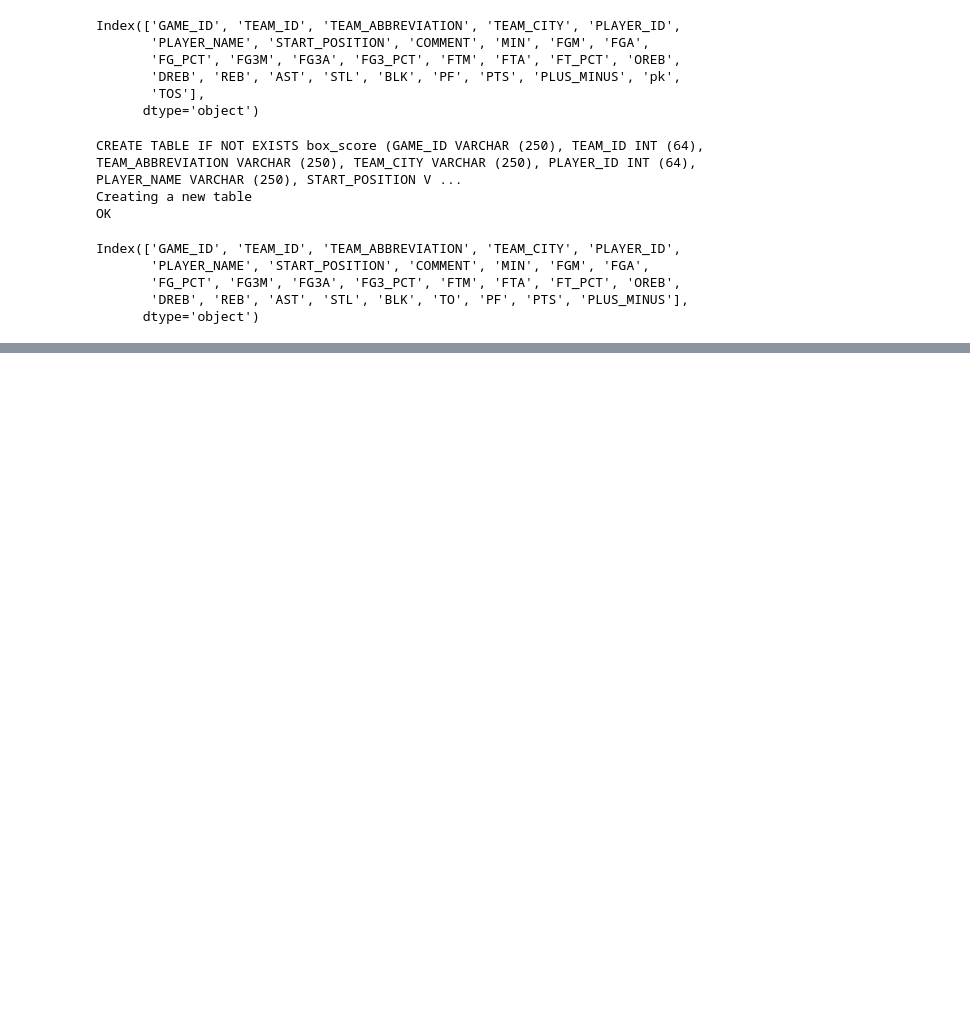
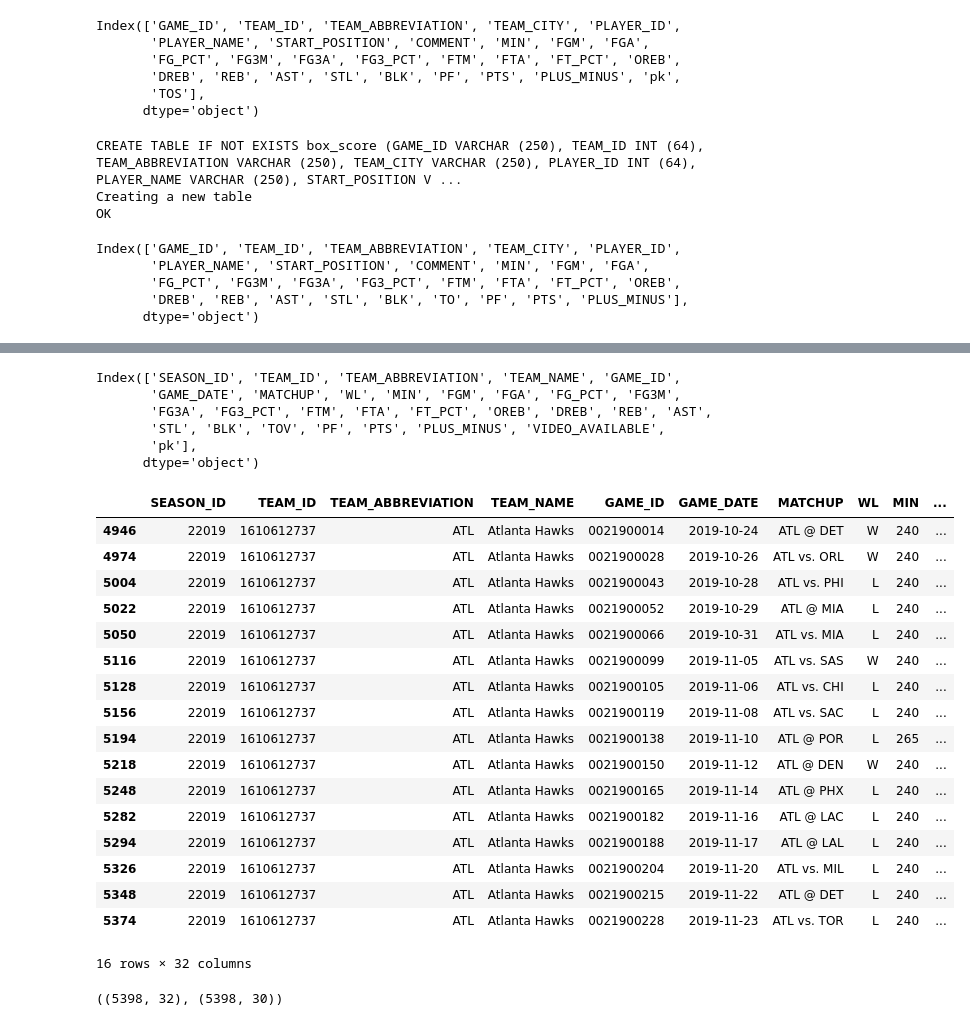
Before and after one commit to jcTTP3/nba_score_prediction, a Jupyter notebook: nba_db.ipynb, the cells around one changed output, grey strips where cells are left out. Saved outputs shown, nothing was run; the diff lists cells and outputs as text; code cells hidden in the pictures; blank space fills up the shorter version.

Commit message:
cleaned up a bit

```diff
--- a/nba_db.ipynb
+++ b/nba_db.ipynb
@@ -134,2 +122,0 @@ cnx.commit()
-# %%
-df['DK_PTS'] = box_clean['pts'] + box_clean['3PM']
@@ -337,0 +256,9 @@ frame = pd.concat(dfs)
+# %%
+stmt = """SELECT * FROM nba.game_logs"""
+cursor.execute(stmt)
+game_logs = cursor.fetchall()
+# %%
+field_names = [i[0] for i in cursor.description]
+print(field_names)
+print (len(field_names))
+game_logs_df = pd.DataFrame(game_logs, columns=field_names)
@@ -337,0 +291,39 @@ frame = pd.concat(dfs)
+# %%
+game_logs_df.columns
+# %% [output]
+Index(['SEASON_ID', 'TEAM_ID', 'TEAM_ABBREVIATION', 'TEAM_NAME', 'GAME_ID',
+       'GAME_DATE', 'MATCHUP', 'WL', 'MIN', 'FGM', 'FGA', 'FG_PCT', 'FG3M',
+       'FG3A', 'FG3_PCT', 'FTM', 'FTA', 'FT_PCT', 'OREB', 'DREB', 'REB', 'AST',
+       'STL', 'BLK', 'TOV', 'PF', 'PTS', 'PLUS_MINUS', 'VIDEO_AVAILABLE',
+       'pk'],
+      dtype='object')
+# %%
+teams = []
+for season in set(game_logs_df['SEASON_ID']):
+    for team in set(game_logs_df['TEAM_ID']):
+        sched = game_logs_df[(game_logs_df['SEASON_ID']==season) & (game_logs_df['TEAM_ID']==team)]
+        sched = sched.sort_values(by=['GAME_ID'])
+        sched['DK_PTS'] = sched['PTS'] + sched['FG3M']*.5 + sched['REB']*1.25 + sched['AST']*1.5 + sched['STL']* 2 + sched['BLK']*2 -sched['TOV']*.5
+        sched['DK_PTS_TRAIL3']= sched['DK_PTS'].shift(1).rolling(3).mean()
+        teams.append(sched)
+# %%
+teams[0]
+# %% [output]
+|  | SEASON_ID | TEAM_ID | TEAM_ABBREVIATION | TEAM_NAME | GAME_ID | GAME_DATE | MATCHUP | WL | MIN | ... |
+| 4946 | 22019 | 1610612737 | ATL | Atlanta Hawks | 0021900014 | 2019-10-24 | ATL @ DET | W | 240 | ... |
+| 4974 | 22019 | 1610612737 | ATL | Atlanta Hawks | 0021900028 | 2019-10-26 | ATL vs. ORL | W | 240 | ... |
+| 5004 | 22019 | 1610612737 | ATL | Atlanta Hawks | 0021900043 | 2019-10-28 | ATL vs. PHI | L | 240 | ... |
+| 5022 | 22019 | 1610612737 | ATL | Atlanta Hawks | 0021900052 | 2019-10-29 | ATL @ MIA | L | 240 | ... |
+| 5050 | 22019 | 1610612737 | ATL | Atlanta Hawks | 0021900066 | 2019-10-31 | ATL vs. MIA | L | 240 | ... |
+| 5116 | 22019 | 1610612737 | ATL | Atlanta Hawks | 0021900099 | 2019-11-05 | ATL vs. SAS | W | 240 | ... |
+| 5128 | 22019 | 1610612737 | ATL | Atlanta Hawks | 0021900105 | 2019-11-06 | ATL vs. CHI | L | 240 | ... |
+| 5156 | 22019 | 1610612737 | ATL | Atlanta Hawks | 0021900119 | 2019-11-08 | ATL vs. SAC | L | 240 | ... |
+| 5194 | 22019 | 1610612737 | ATL | Atlanta Hawks | 0021900138 | 2019-11-10 | ATL @ POR | L | 265 | ... |
+| 5218 | 22019 | 1610612737 | ATL | Atlanta Hawks | 0021900150 | 2019-11-12 | ATL @ DEN | W | 240 | ... |
+| 5248 | 22019 | 1610612737 | ATL | Atlanta Hawks | 0021900165 | 2019-11-14 | ATL @ PHX | L | 240 | ... |
+| 5282 | 22019 | 1610612737 | ATL | Atlanta Hawks | 0021900182 | 2019-11-16 | ATL @ LAC | L | 240 | ... |
+| 5294 | 22019 | 1610612737 | ATL | Atlanta Hawks | 0021900188 | 2019-11-17 | ATL @ LAL | L | 240 | ... |
+| 5326 | 22019 | 1610612737 | ATL | Atlanta Hawks | 0021900204 | 2019-11-20 | ATL vs. MIL | L | 240 | ... |
+| 5348 | 22019 | 1610612737 | ATL | Atlanta Hawks | 0021900215 | 2019-11-22 | ATL @ DET | L | 240 | ... |
+| 5374 | 22019 | 1610612737 | ATL | Atlanta Hawks | 0021900228 | 2019-11-23 | ATL vs. TOR | L | 240 | ... |
+16 rows × 32 columns
@@ -337,0 +332,4 @@ frame = pd.concat(dfs)
+# %%
+all_teams.shape, game_logs_df.shape
+# %% [output]
+((5398, 32), (5398, 30))
```
Also changed, not shown: parts of 85 cells of this notebook.
